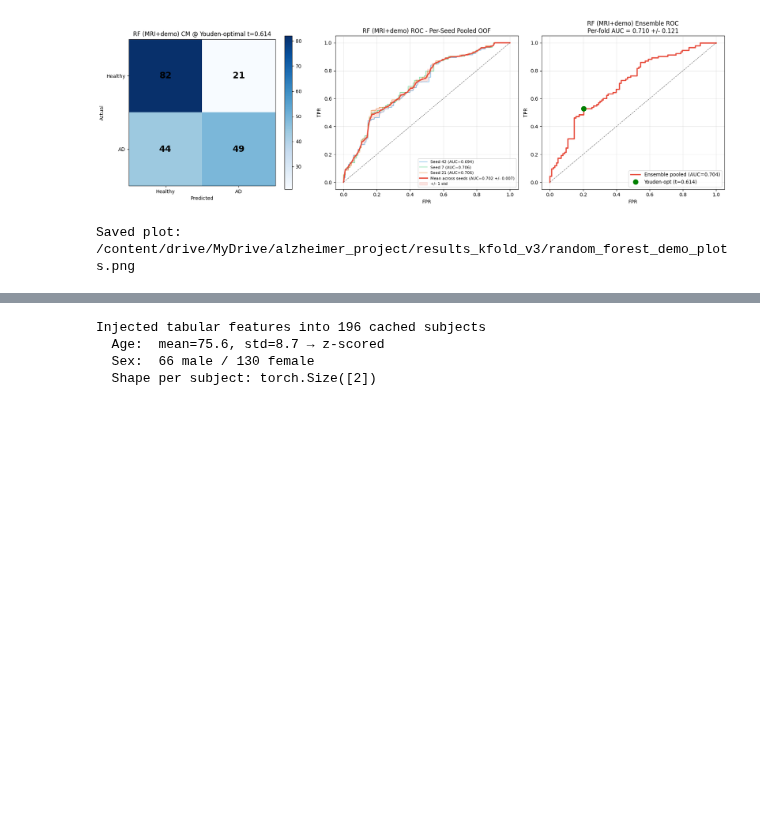
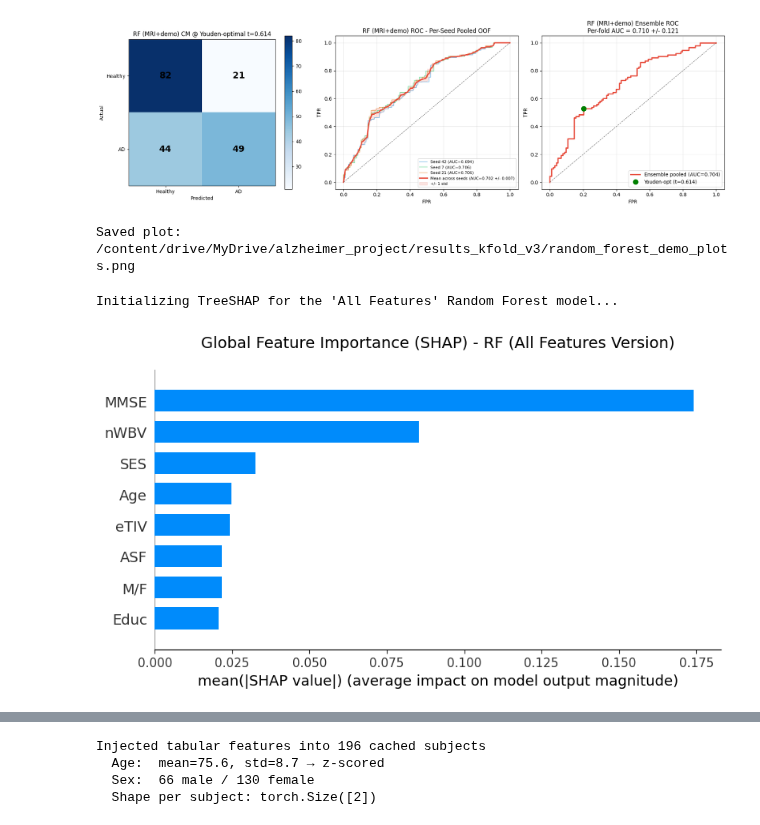
Before and after one commit to gita-jvd/3D-Volumetric-Classification-of-Alzheimer-s-Disease, a Jupyter notebook: Alzheimer_KFold_Ensemble_v3_1.ipynb, the cells around one changed output, grey strips where cells are left out. Cells and saved outputs as stored; diff of their text form; code cells hidden in the pictures; blank space fills up the shorter version.

Commit message:
Added Random Forest — SHAP Interpretation

```diff
--- a/Alzheimer_KFold_Ensemble_v3_1.ipynb
+++ b/Alzheimer_KFold_Ensemble_v3_1.ipynb
@@ -2050,3 +2050,83 @@ weighted avg       0.67      0.67      0.66       196
 | 5 | 0.60 | 0.668 | 0.527 | 0.796 | 0.662 |
 [figure]
 Saved plot: /content/drive/MyDrive/alzheimer_project/results_kfold_v3/random_forest_demo_plots.png
+# %%
+# %% ========================================================================
+# CELL: ## Random Forest — SHAP Interpretation (The MMSE Effect)
+# ========================================================================
+import shap
+import numpy as np
+import pandas as pd
+import matplotlib.pyplot as plt
+from sklearn.ensemble import RandomForestClassifier
+from sklearn.preprocessing import LabelEncoder, StandardScaler
+from sklearn.impute import SimpleImputer
+
+print("Initializing TreeSHAP for the 'All Features' Random Forest model...")
+
+# Prepare the data (Using FEATURE_COLS which includes MMSE)
+df_shap = df[FEATURE_COLS].copy()
+if 'M/F' in df_shap.columns:
+    df_shap['M/F'] = LabelEncoder().fit_transform(df_shap['M/F'].astype(str))
+
+X_shap = df_shap.values.astype(np.float32)
+y_shap = all_labels.copy()
+
+# Apply imputation and scaling globally for the SHAP visualization
+imputer_shap = SimpleImputer(strategy='median')
+scaler_shap = StandardScaler()
+
+X_shap_imputed = imputer_shap.fit_transform(X_shap)
+X_shap_scaled = scaler_shap.fit_transform(X_shap_imputed)
+
+# Create a DataFrame for SHAP so the plots have nice column names instead of numbers
+X_shap_df = pd.DataFrame(X_shap_scaled, columns=FEATURE_COLS)
+
+# Train the model
+rf_shap_model = RandomForestClassifier(random_state=RANDOM_SEED, **RF_PARAMS)
+rf_shap_model.fit(X_shap_df, y_shap)
+
+# Initialize TreeSHAP
+explainer = shap.TreeExplainer(rf_shap_model)
+
+# Calculate SHAP values
+shap_values = explainer.shap_values(X_shap_df)
+
+# ===========================================================================
+# FIX: Handle SHAP version differences dynamically (List vs 3D Array)
+# ===========================================================================
+if isinstance(shap_values, list):
+    # Older SHAP versions: List of arrays [Class 0, Class 1]
+    shap_values_ad = shap_values[1]
+elif isinstance(shap_values, np.ndarray) and len(shap_values.shape) == 3:
+    # Newer SHAP versions: 3D Array (samples, features, classes)
+    shap_values_ad = shap_values[:, :, 1]
+else:
+    # Fallback for binary outputs that return a flat 2D array
+    shap_values_ad = shap_values
+# ===========================================================================
+
+# ---------------------------------------------------------------------------
+# Plot 1: Summary Bar Plot (Global Importance - Magnitude only)
+# ---------------------------------------------------------------------------
+plt.figure(figsize=(8, 5))
+plt.title("Global Feature Importance (SHAP) - RF (All Features Version)", fontsize=14, pad=20)
+shap.summary_plot(shap_values_ad, X_shap_df, plot_type="bar", show=False)
+plt.tight_layout()
+plt.savefig(str(RESULTS_DIR / 'rf_shap_bar_importance.png'), dpi=300, bbox_inches='tight')
+plt.show()
+
+# ---------------------------------------------------------------------------
+# Plot 2: Summary Dot Plot (Directional Importance - Magnitude + Direction)
+# ---------------------------------------------------------------------------
+plt.figure(figsize=(10, 6))
+plt.title("Directional Feature Impact (SHAP) - RF (All Features Version)", fontsize=14, pad=20)
+shap.summary_plot(shap_values_ad, X_shap_df, show=False)
+plt.tight_layout()
+plt.savefig(str(RESULTS_DIR / 'rf_shap_dot_impact.png'), dpi=300, bbox_inches='tight')
+plt.show()
+
+print("\nSHAP analysis complete! The plots clearly demonstrate the overpowering dominance of the MMSE feature.")
+# %% [output]
+Initializing TreeSHAP for the 'All Features' Random Forest model...
+[figure, added]
```
Also changed, not shown: parts of 3 cells of this notebook.
